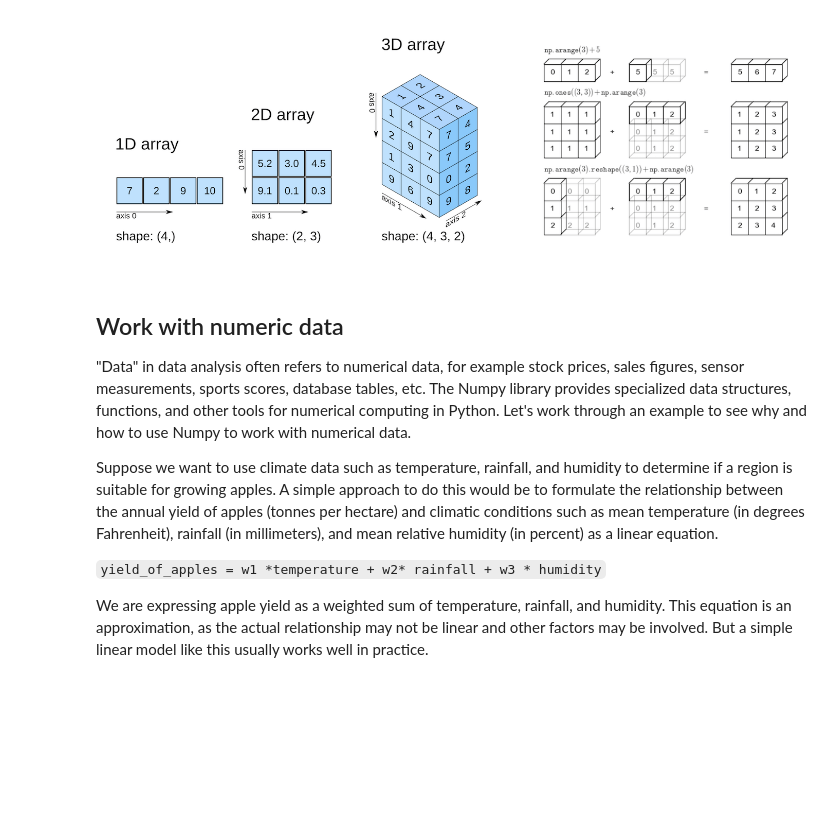
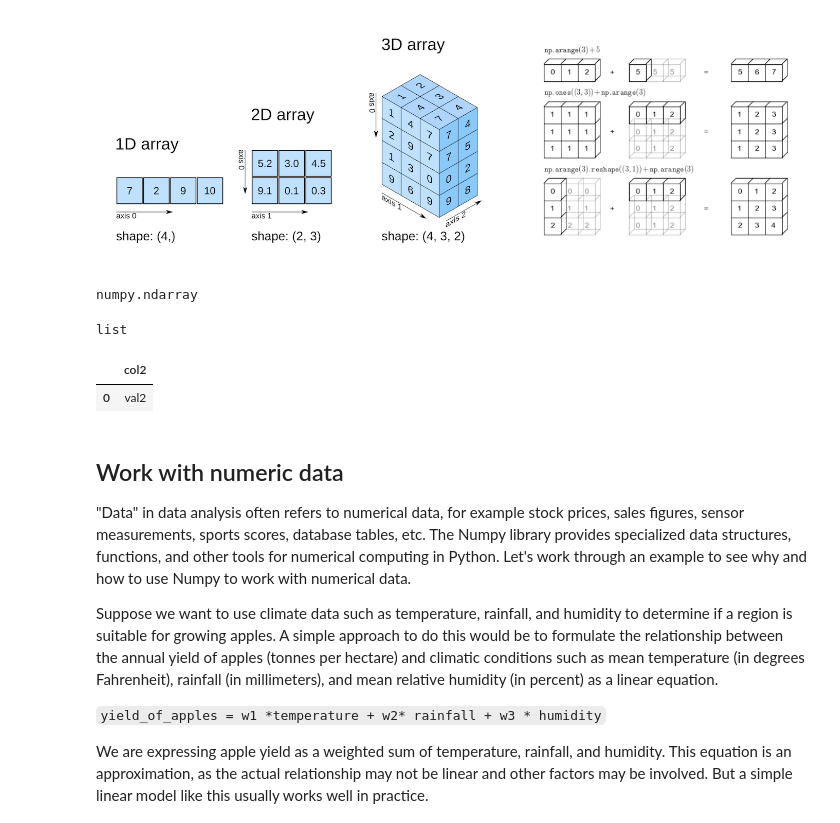
Before and after one commit to Ironhack-data-bcn-january-2024/lectures, a Jupyter notebook: week-2/2-intro-numpy.ipynb, the cells around one changed output. Cells and saved outputs as stored; diff of their text form; code cells hidden in the pictures; blank space fills up the shorter version.

```diff
--- a/week-2/2-intro-numpy.ipynb
+++ b/week-2/2-intro-numpy.ipynb
@@ -18,3 +35,19 @@ The core of the NumPy package is the ndarray object. This encapsulates n-dimensi
+# %%
+type(a)
+# %% [output]
+numpy.ndarray
+# %%
+a = list([1])
+type(a)
+# %% [output]
+list
+# %%
+import pandas as pd
+df = pd.DataFrame([{"col2": "val2"}])
+df
+# %% [output]
+|  | col2 |
+| 0 | val2 |
 # %% [markdown]
 ## Work with numeric data
 "Data" in data analysis often refers to numerical data, for example stock prices, sales figures, sensor measurements, sports scores, database tables, etc. The Numpy library provides specialized data structures, functions, and other tools for numerical computing in Python. Let's work through an example to see why and how to use Numpy to work with numerical data.
```
Also changed, not shown: parts of 74 cells of this notebook.
